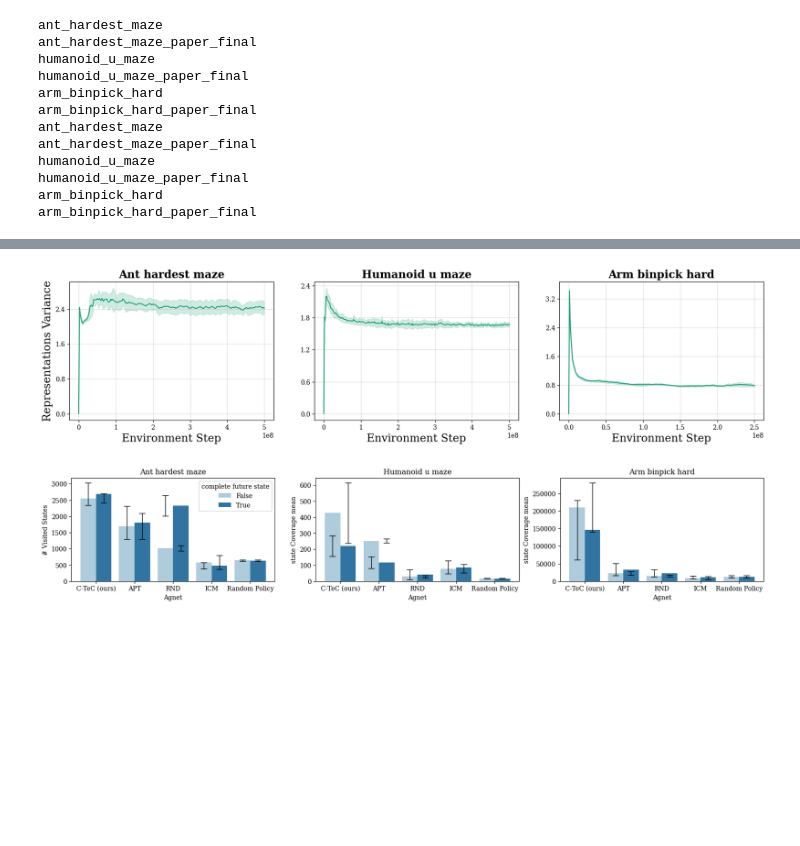
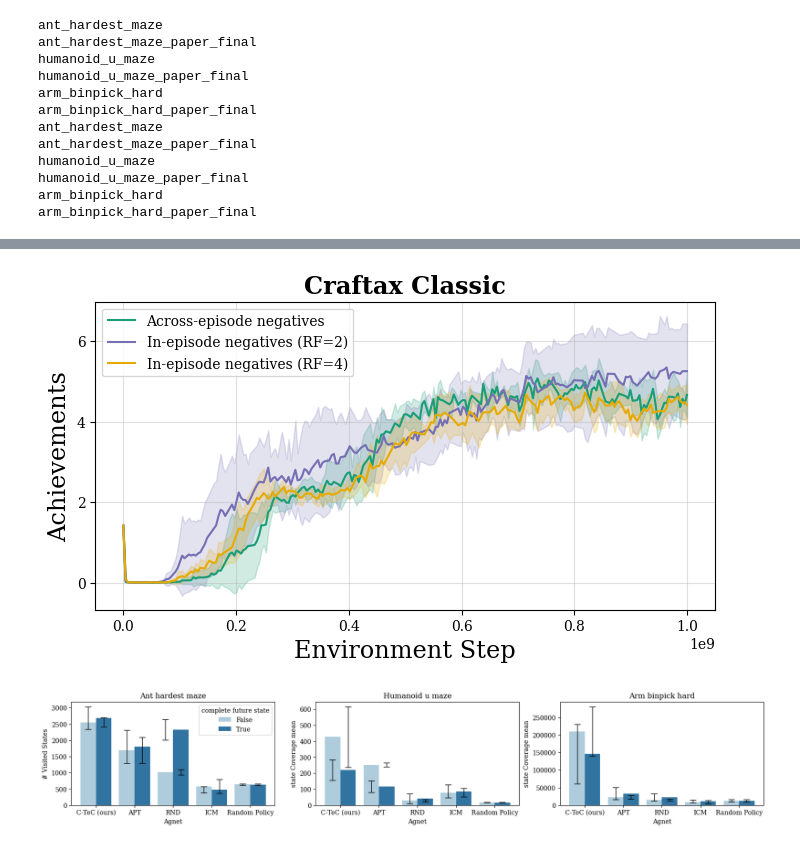
Before and after one commit to FaisalAhmed0/c-tec, a Jupyter notebook: plot_results_multiple.ipynb, the cells around one changed output, grey strips where cells are left out. Cells and saved outputs as stored; diff of their text form; code cells hidden in the pictures; blank space fills up the shorter version.

```diff
--- a/plot_results_multiple.ipynb
+++ b/plot_results_multiple.ipynb
@@ -322,8 +334,8 @@ n_plots = len(run_configs)
 plots_colors = colors[:n_plots]
 
 
-plt.figure(figsize=(20,4)) # figure size for the robotics experiments (fig 4 and 5 in the paper)
-# plt.figure(figsize=(8,4))
+# plt.figure(figsize=(20,4)) # figure size for the robotics experiments (fig 4 and 5 in the paper)
+plt.figure(figsize=(8,4))
 for j, (x_values, extracted_results) in enumerate(extracted_results_all):
     # print(j)
     legend_handles = []
@@ -354,8 +366,9 @@ for j, (x_values, extracted_results) in enumerate(extracted_results_all):
     # legends = ["L1", "L2", "L2 W/O sqrt", "Dot product"]
     # legends = ["Reverse KL (Mode-Seeking)", "Forward KL (Mean-Seeking)"]
     # legends = ["InfoNCE", "Symmetric InfoNCE", "NCE (Binary)", "FlatNCE", "FB"]
-    legends = ["C-TeC"]
-
+    # legends = ["C-TeC"]
+    # legends = ["C-TeC ($\\tau=1$)", "C-TeC ($\\tau=0.5$)", "C-TeC ($\\tau=0.1$)", "C-TeC ($\\tau=5$)", "C-TeC ($\\tau=10$)"]
+    legends = ["Across-episode negatives", "In-episode negatives (RF=2)", "In-episode negatives (RF=4)"]
     for i in range(len(legends)):
         color = colors[i]
         legend = legends[i]
@@ -364,6 +377,27 @@ for j, (x_values, extracted_results) in enumerate(extracted_results_all):
         if "Random" in legend:
             plot_results(x_values, np.ones_like(x_values)*2.35, np.ones_like(x_values)*0.15, legend=legend, color=color)
         else:
+
+            if np.isnan(results[f"{y_metric}_mean"]).any():
+                nan_indices = np.isnan(results[f"{y_metric}_mean"])
+                not_nan_indices = ~nan_indices
+                interp_values = np.interp(
+                    np.flatnonzero(nan_indices),
+                    np.flatnonzero(not_nan_indices),
+                    results[f"{y_metric}_mean"][not_nan_indices]
+                )
+                results[f"{y_metric}_mean"][nan_indices] = interp_values
+                # same for std
+                nan_indices = np.isnan(results[f"{y_metric}_std"])
+                not_nan_indices = ~nan_indices
+                interp_values = np.interp(
+                    np.flatnonzero(nan_indices),
+                    np.flatnonzero(not_nan_indices),
+                    results[f"{y_metric}_std"][not_nan_indices]
+                )
+                results[f"{y_metric}_std"][nan_indices] = interp_values
+                # results[f"{y_metric}_mean"] = results[f"{y_metric}_mean"].interpolate(method='linear')
+                # results[f"{y_metric}s"] = results[f"{y_metric}_mean"].interpolate(method='linear')
             plot_results(x_values, results[f"{y_metric}_mean"], results[f"{y_metric}_std"], legend=legend, color=color)
         ax = plt.gca()
         ax.yaxis.set_major_locator(MaxNLocator(nbins=5))  # Try changing nbins
@@ -377,37 +411,38 @@ for j, (x_values, extracted_results) in enumerate(extracted_results_all):
 
     # print(i)
     if j==0:
         plt.ylabel(y_label, fontsize=fontSize)
         # plt.legend()
         # process_legend()
     elif "Craftax" in env_name and j==0:
         plt.ylabel(y_label, fontsize=fontSize)
     # plt.tight_layout()
 
 
 
 
 # plt.subplot(2,3, j+1)
-# plt.legend(handles=legend_handles,loc='lower center', bbox_to_anchor=(-5.75, -0.5, 10, 1), ncol=2, fontsize="xx-large")
-plt.legend(handles=legend_handles,loc='center right', bbox_to_anchor=(-8.5, -0.0, 10, 1), ncol=1, fontsize="xx-large")
+# plt.legend(handles=legend_handles,loc='lower center', bbox_to_anchor=(-3.75, -0.5, 10, 1), ncol=5, fontsize="xx-large")
+# plt.legend(handles=legend_handles,loc='center right', bbox_to_anchor=(-8.5, -0.0, 10, 1), ncol=1, fontsize="xx-large")
+plt.legend()
 # plt.tight_layout()
 # plt.tight_layout(rect=[0, 0.05, 1, 1])
 # file_name = "All_robotics_envs_ctec_coverage_non_complete_future_states"
 # file_name=f"energy_fn_ablation"
 # file_name=f"normalizing_contr_loss_ablation"
-file_name = "craftax_classic_resutls"
+file_name = "ctec_negs_sampling_craftax"
 # file_name = "craftax_results"
 plt.savefig(f"{plots_folder}/{file_name}.png", dpi=200, bbox_inches='tight')
 plt.savefig(f"{plots_folder}/{file_name}.pdf", dpi=200, bbox_inches='tight')
 
 
 # fig_legend = plt.figure(figsize=(10, 1))
 # fig_legend.legend(handles=legend_handles, loc="center", ncol=5)
 
 # fig_legend.savefig(f"{plots_folder}/{file_name}_legend_only.pdf", dpi=300, bbox_inches='tight')
 # fig_legend.savefig(f"{plots_folder}/{file_name}_legend_only.png", dpi=300, bbox_inches='tight')
 # %% [output]
-[figure, old version]
+[figure, new version]
 # %%
 
 def reorder_df_for_env(df, agents_order):
```
Also changed, not shown: parts of 5 cells of this notebook.
